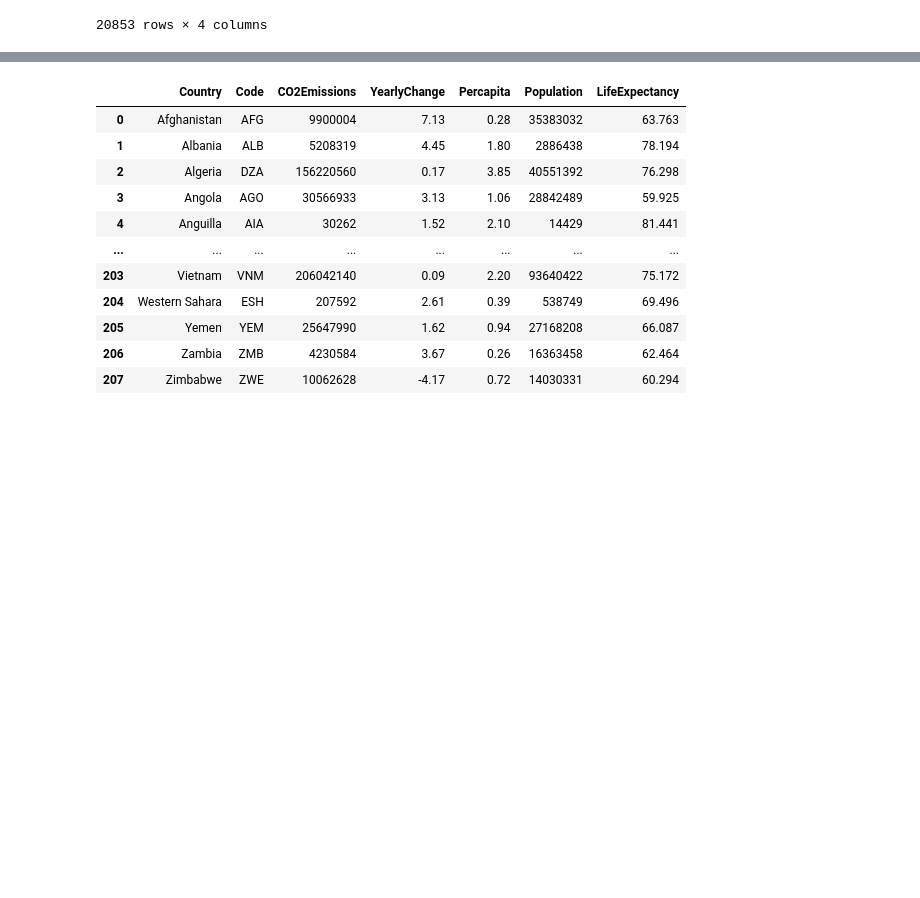
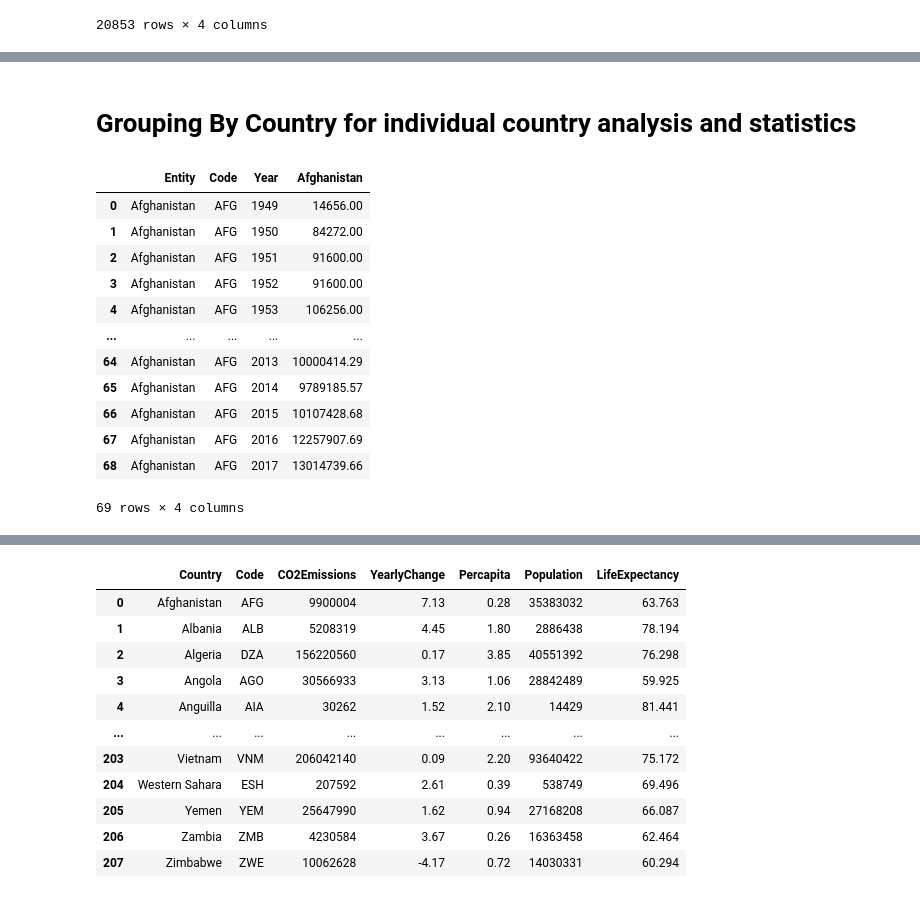
Before and after one commit to francofin/ESG_by_industry_country, a Jupyter notebook: CO2 and GHG Statistics By Country and Industry.ipynb, the cells around one changed output, grey strips where cells are left out. Cells and saved outputs as stored; diff of their text form; code cells hidden in the pictures; blank space fills up the shorter version.

```diff
--- a/CO2 and GHG Statistics By Country and Industry.ipynb
+++ b/CO2 and GHG Statistics By Country and Industry.ipynb
@@ -146,0 +196,22 @@ carbon_emission_data
+# %% [markdown]
+# Grouping By Country for individual country analysis and statistics
+# %%
+country_groups = carbon_emission_data.groupby('Entity')
+# %%
+country_dataframe_list = [country_groups.get_group(x) for x in country_groups.groups]
+# %%
+country_dataframe_list[0].rename(columns={'Annual CO₂ emissions (tonnes )':country_dataframe_list[0]['Entity'][0]})
+# %% [output]
+|  | Entity | Code | Year | Afghanistan |
+| 0 | Afghanistan | AFG | 1949 | 14656.00 |
+| 1 | Afghanistan | AFG | 1950 | 84272.00 |
+| 2 | Afghanistan | AFG | 1951 | 91600.00 |
+| 3 | Afghanistan | AFG | 1952 | 91600.00 |
+| 4 | Afghanistan | AFG | 1953 | 106256.00 |
+| ... | ... | ... | ... | ... |
+| 64 | Afghanistan | AFG | 2013 | 10000414.29 |
+| 65 | Afghanistan | AFG | 2014 | 9789185.57 |
+| 66 | Afghanistan | AFG | 2015 | 10107428.68 |
+| 67 | Afghanistan | AFG | 2016 | 12257907.69 |
+| 68 | Afghanistan | AFG | 2017 | 13014739.66 |
+69 rows × 4 columns
```
Also changed, not shown: parts of 36 cells of this notebook.
